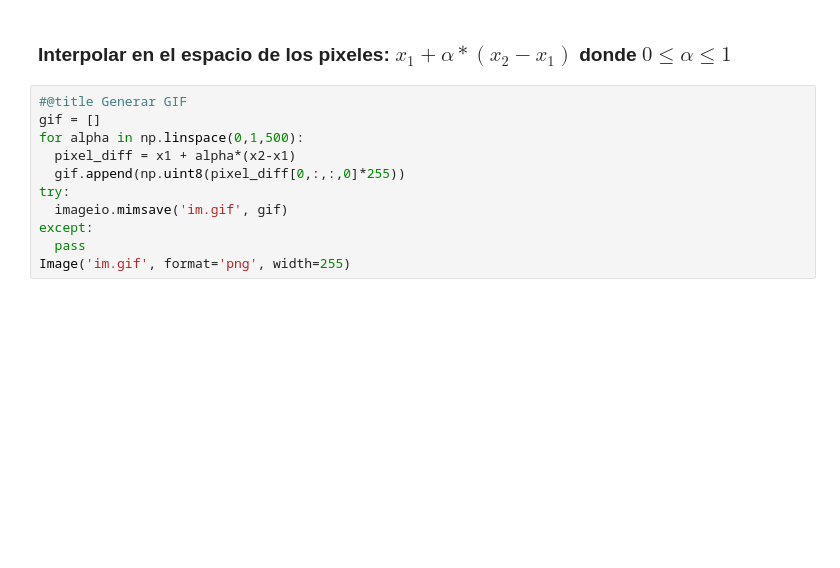
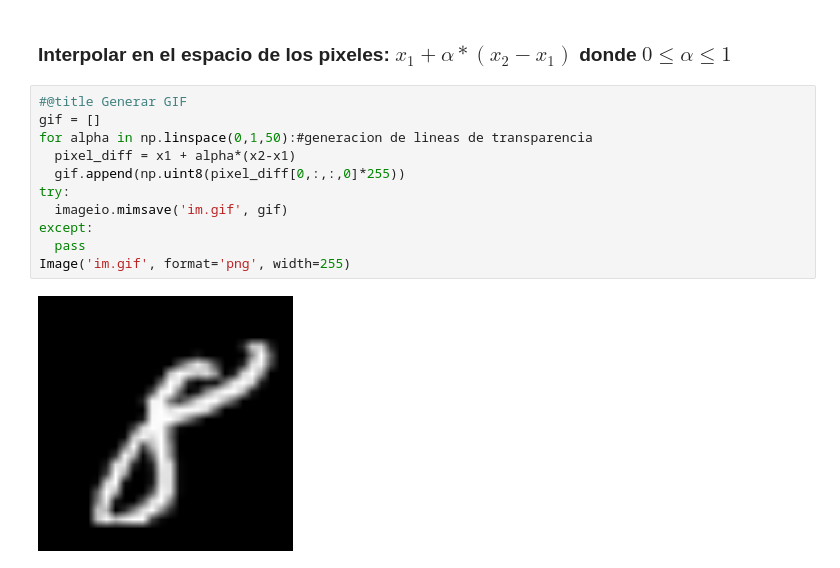
Before and after one commit to CeSaRLoPeZArTeAgA/Programacion_Grafica, a Jupyter notebook: SEMANA 1/1.7 Algunas Operaciones con Imágenes.ipynb, the cells around one changed output. Drawn from its saved outputs; the diff is of its cells as text; blank space fills up the shorter version.

```diff
--- a/SEMANA 1/1.7 Algunas Operaciones con Imágenes.ipynb
+++ b/SEMANA 1/1.7 Algunas Operaciones con Imágenes.ipynb
@@ -113,11 +190,13 @@ plt.show()
 # %%
 #@title Generar GIF
 gif = []
-for alpha in np.linspace(0,1,500):
+for alpha in np.linspace(0,1,50):#generacion de lineas de transparencia
   pixel_diff = x1 + alpha*(x2-x1)
   gif.append(np.uint8(pixel_diff[0,:,:,0]*255))
 try:
   imageio.mimsave('im.gif', gif)
 except:
   pass
 Image('im.gif', format='png', width=255)
+# %% [output]
+[figure, added]
```
Also changed, not shown: parts of 28 cells of this notebook, 11 other files.
